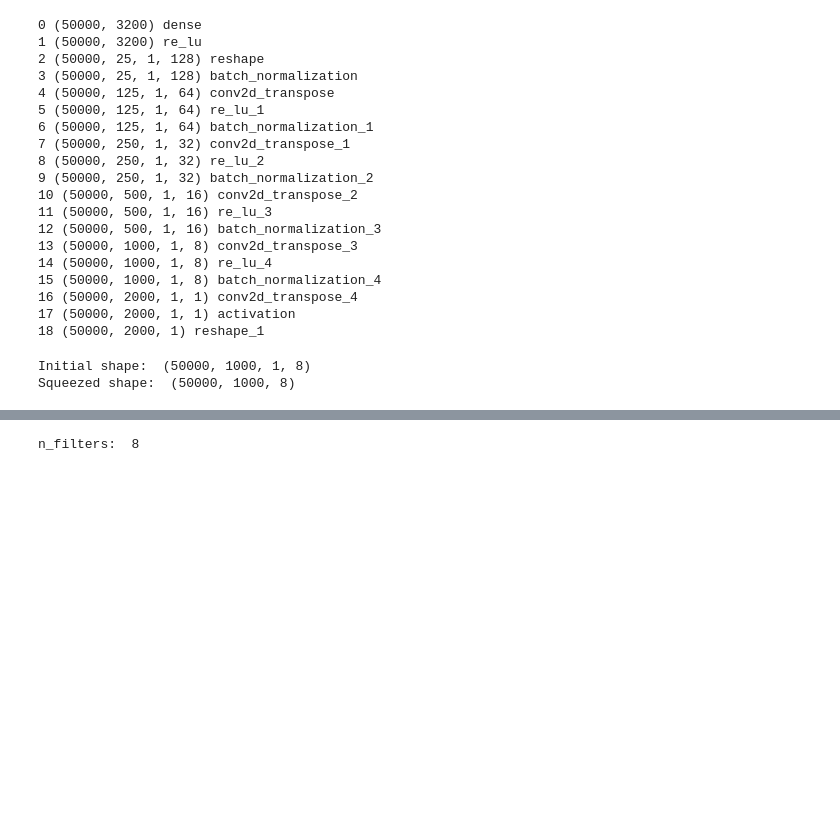
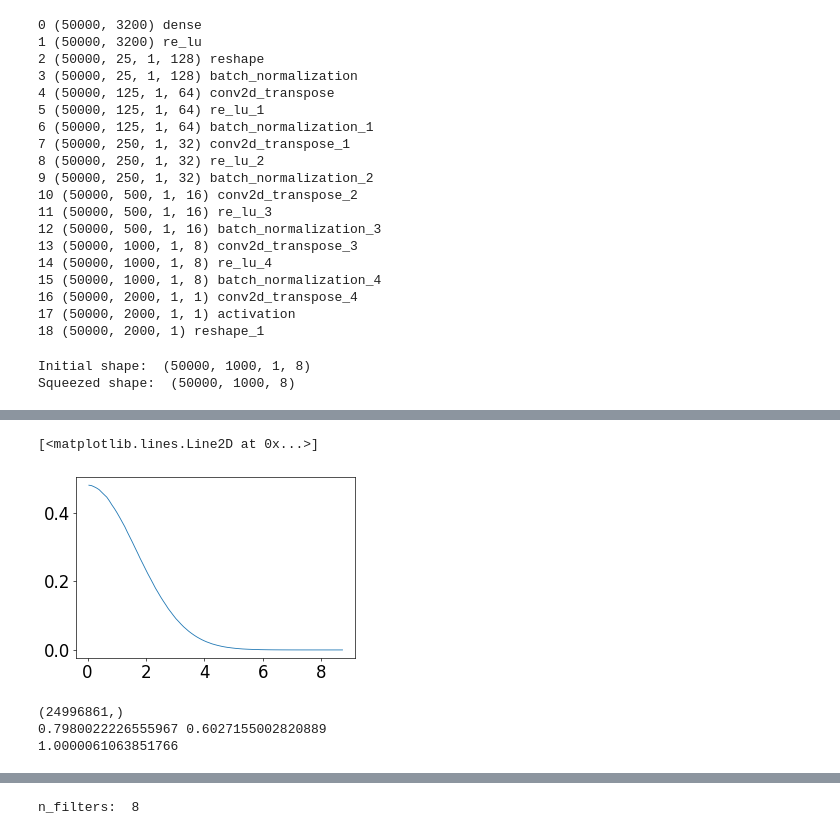
Before and after one commit to scarpma/tracers, a Jupyter notebook: wgangp/GAN-experiments.ipynb, the cells around one changed output, grey strips where cells are left out. Drawn from its saved outputs; the diff is of its cells as text; code cells hidden in the pictures; blank space fills up the shorter version.

```diff
--- a/wgangp/GAN-experiments.ipynb
+++ b/wgangp/GAN-experiments.ipynb
@@ -167,6 +178,26 @@ def compute_std(pdf):
         norm = norm + (x[i+1] - x[i]) * y[i] * (x[i] - mean)**2.
     norm = np.sqrt(norm)
     return norm
+# %%
+plt.plot(*(normal_pdf_pos))
+# %% [output]
+[<matplotlib.lines.Line2D at 0x...>]
+[figure, added]
+# %%
+normal = np.random.normal(0,1,50000*1000)
+normal = normal[normal>0.]
+print(normal.shape)
+normal_pdf_pos, mean, std = stats.make_hist(normal,std=False, out=True, bins=100)
+print(mean, std)
+normal_pdf_pos[0,:] = normal_pdf_pos[0,:] / std
+normal_pdf_pos[1,:] = normal_pdf_pos[1,:] * std
+
+normal = np.random.normal(0,1,50000*1000)
+normal_pdf = stats.make_hist(normal,std=True, bins=100)
+# %% [output]
+(24996861,)
+0.7980022226555967 0.6027155002820889
+1.0000061063851766
 # %%
 # AGGIUNGERE LINEA TRATTEGGIATA CON GAUSSIANA
 
```
Also changed, not shown: parts of 6 cells of this notebook, 10 other files.
